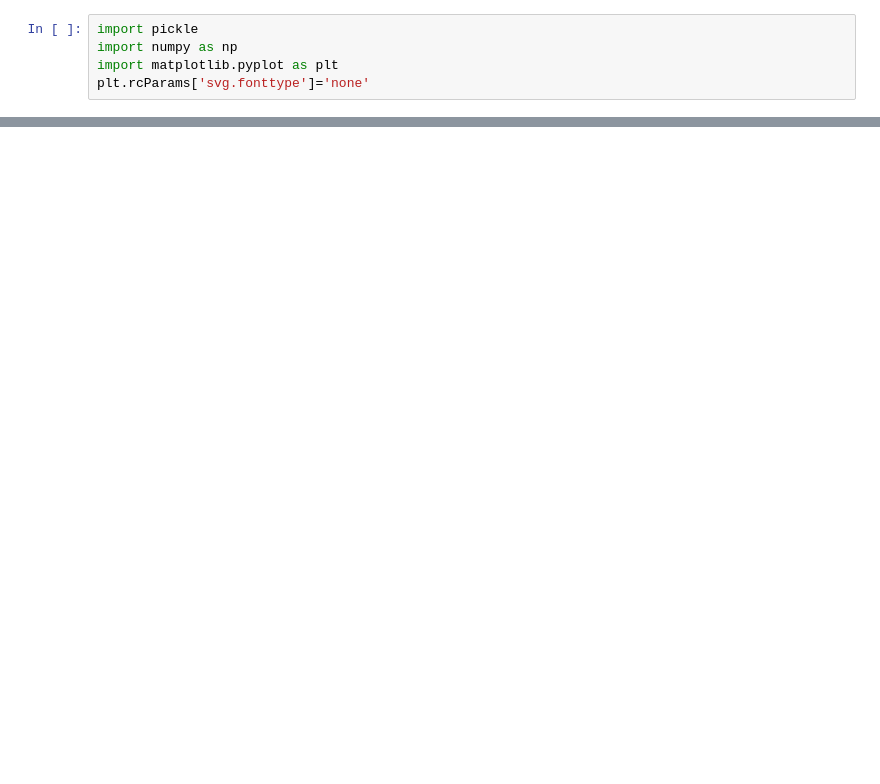
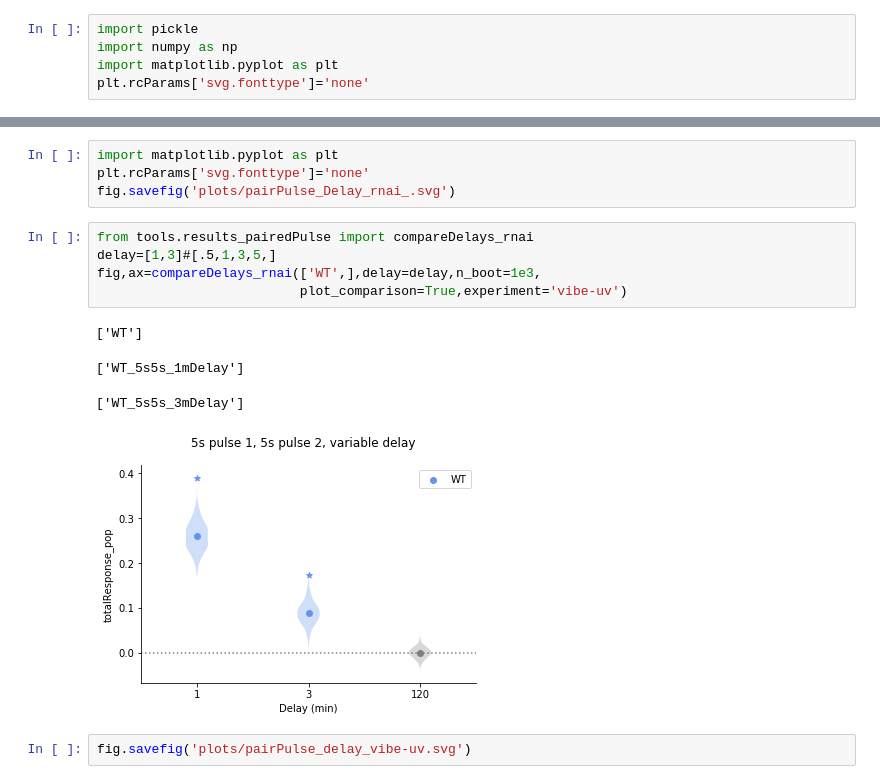
Before and after one commit to samuelbray32/behavior-lite, a Jupyter notebook: publication_pairedPulse.ipynb, the cells around one changed output, grey strips where cells are left out. Saved outputs shown, nothing was run; the diff lists cells and outputs as text; blank space fills up the shorter version.

```diff
--- a/publication_pairedPulse.ipynb
+++ b/publication_pairedPulse.ipynb
@@ -6,2 +42,18 @@ plt.rcParams['svg.fonttype']='none'
+# %%
+import matplotlib.pyplot as plt
+plt.rcParams['svg.fonttype']='none'
+fig.savefig('plots/pairPulse_Delay_rnai_.svg')
+# %%
+from tools.results_pairedPulse import compareDelays_rnai
+delay=[1,3]#[.5,1,3,5,]
+fig,ax=compareDelays_rnai(['WT',],delay=delay,n_boot=1e3,
+                          plot_comparison=True,experiment='vibe-uv')
+# %% [output]
+['WT']
+['WT_5s5s_1mDelay']
+['WT_5s5s_3mDelay']
+[figure, added]
+# %%
+fig.savefig('plots/pairPulse_delay_vibe-uv.svg')
 # %%
 from tools.results_pairedPulse import compareDelays
```
Also changed, not shown: parts of 16 cells of this notebook, 1 other file.
